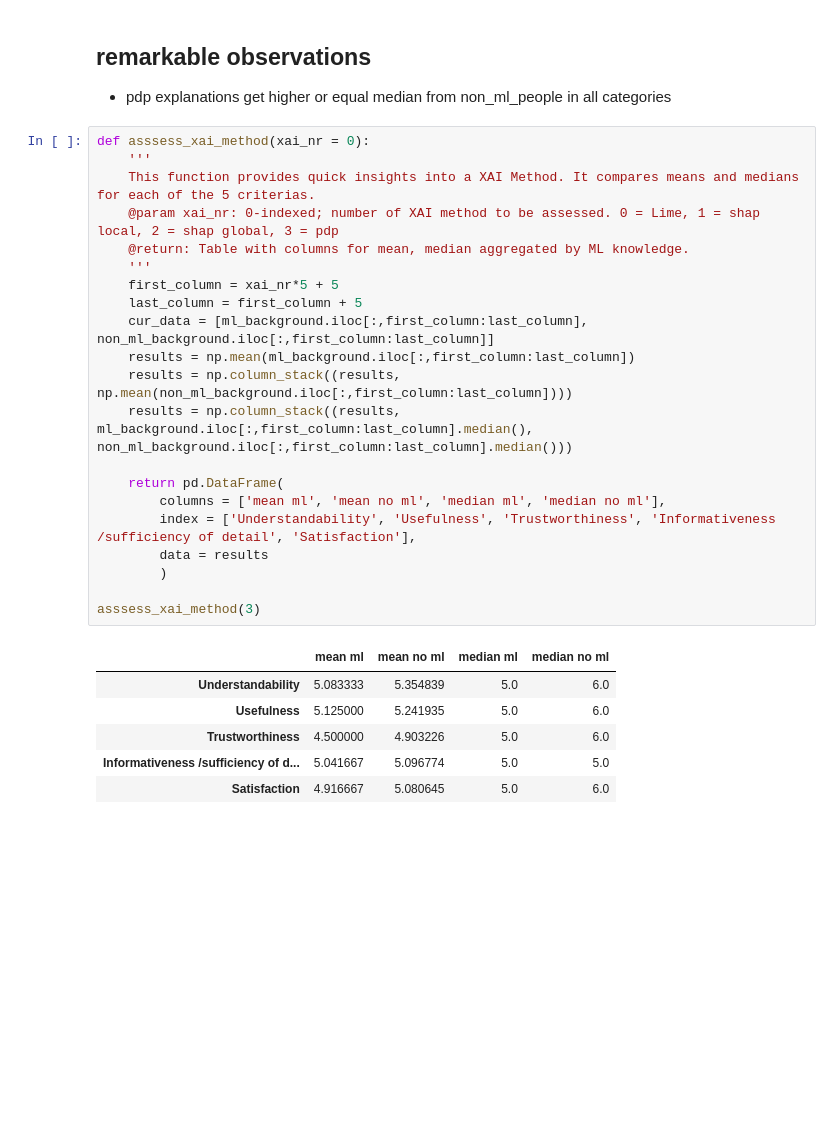
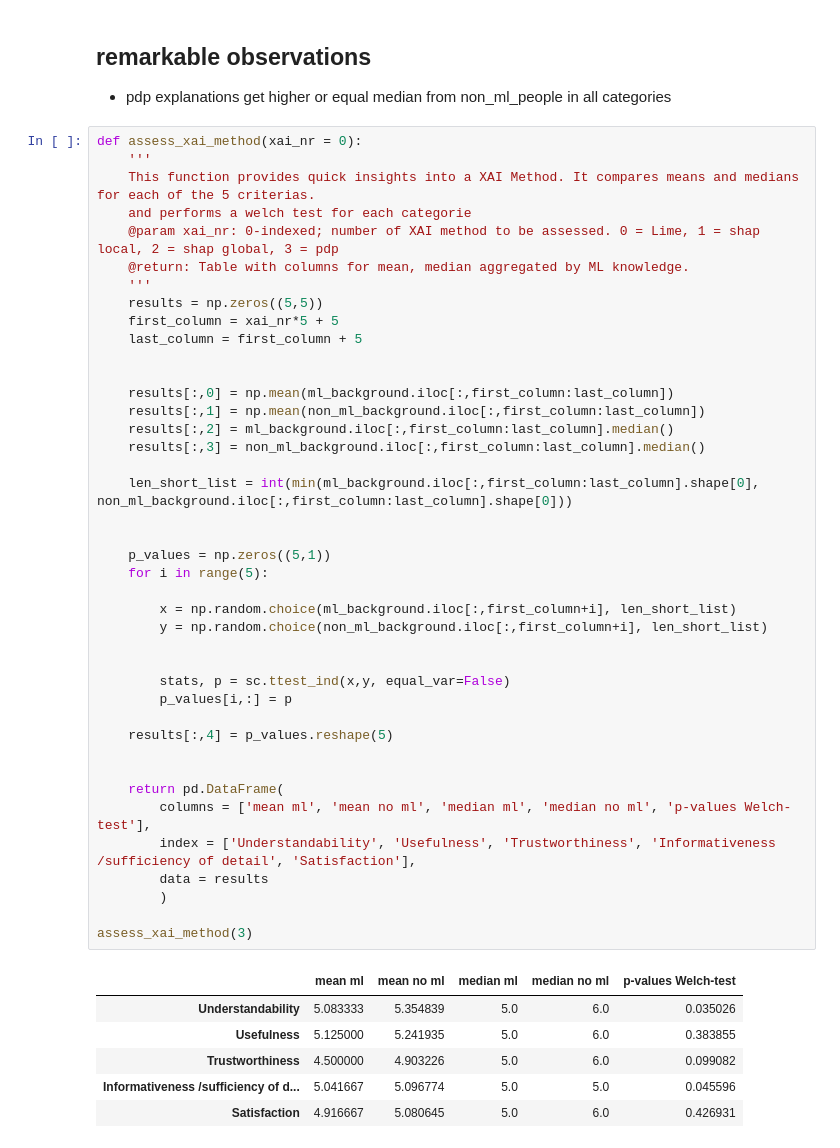
Before and after one commit to unofficial-Jona/Unimaas_researchproject_XAI, a Jupyter notebook: Data analysis.ipynb, the cells around one changed output. Cells and saved outputs as stored; diff of their text form; blank space fills up the shorter version.

Commit message:
added t-test to assess_xai_method()

```diff
--- a/Data analysis.ipynb
+++ b/Data analysis.ipynb
@@ -728,30 +728,50 @@ get_violin_grid(safe_fig=True)
 ## remarkable observations
 - pdp explanations get higher or equal median from non_ml_people in all categories
 # %%
-def asssess_xai_method(xai_nr = 0):
+def assess_xai_method(xai_nr = 0):
     '''
     This function provides quick insights into a XAI Method. It compares means and medians for each of the 5 criterias.
+    and performs a welch test for each categorie
     @param xai_nr: 0-indexed; number of XAI method to be assessed. 0 = Lime, 1 = shap local, 2 = shap global, 3 = pdp
     @return: Table with columns for mean, median aggregated by ML knowledge.
     '''
+    results = np.zeros((5,5))
     first_column = xai_nr*5 + 5
     last_column = first_column + 5
-    cur_data = [ml_background.iloc[:,first_column:last_column], non_ml_background.iloc[:,first_column:last_column]]
-    results = np.mean(ml_background.iloc[:,first_column:last_column])
-    results = np.column_stack((results, np.mean(non_ml_background.iloc[:,first_column:last_column])))
-    results = np.column_stack((results, ml_background.iloc[:,first_column:last_column].median(), non_ml_background.iloc[:,first_column:last_column].median()))
+
+
+    results[:,0] = np.mean(ml_background.iloc[:,first_column:last_column])
+    results[:,1] = np.mean(non_ml_background.iloc[:,first_column:last_column])
+    results[:,2] = ml_background.iloc[:,first_column:last_column].median()
+    results[:,3] = non_ml_background.iloc[:,first_column:last_column].median()
+
+    len_short_list = int(min(ml_background.iloc[:,first_column:last_column].shape[0], non_ml_background.iloc[:,first_column:last_column].shape[0]))
+
+
+    p_values = np.zeros((5,1))
+    for i in range(5):
+
+        x = np.random.choice(ml_background.iloc[:,first_column+i], len_short_list)
+        y = np.random.choice(non_ml_background.iloc[:,first_column+i], len_short_list)
+
+
+        stats, p = sc.ttest_ind(x,y, equal_var=False)
+        p_values[i,:] = p
+
+    results[:,4] = p_values.reshape(5)
+
 
     return pd.DataFrame(
-        columns = ['mean ml', 'mean no ml', 'median ml', 'median no ml'],
+        columns = ['mean ml', 'mean no ml', 'median ml', 'median no ml', 'p-values Welch-test'],
         index = ['Understandability', 'Usefulness', 'Trustworthiness', 'Informativeness /sufficiency of detail', 'Satisfaction'],
         data = results
         )
 
-asssess_xai_method(3)
+assess_xai_method(3)
 # %% [output]
-|  | mean ml | mean no ml | median ml | median no ml |
-| Understandability | 5.083333 | 5.354839 | 5.0 | 6.0 |
-| Usefulness | 5.125000 | 5.241935 | 5.0 | 6.0 |
-| Trustworthiness | 4.500000 | 4.903226 | 5.0 | 6.0 |
-| Informativeness /sufficiency of d... | 5.041667 | 5.096774 | 5.0 | 5.0 |
-| Satisfaction | 4.916667 | 5.080645 | 5.0 | 6.0 |
+|  | mean ml | mean no ml | median ml | median no ml | p-values Welch-test |
+| Understandability | 5.083333 | 5.354839 | 5.0 | 6.0 | 0.035026 |
+| Usefulness | 5.125000 | 5.241935 | 5.0 | 6.0 | 0.383855 |
+| Trustworthiness | 4.500000 | 4.903226 | 5.0 | 6.0 | 0.099082 |
+| Informativeness /sufficiency of d... | 5.041667 | 5.096774 | 5.0 | 5.0 | 0.045596 |
+| Satisfaction | 4.916667 | 5.080645 | 5.0 | 6.0 | 0.426931 |
```
Also changed, not shown: parts of 1 cell of this notebook.
